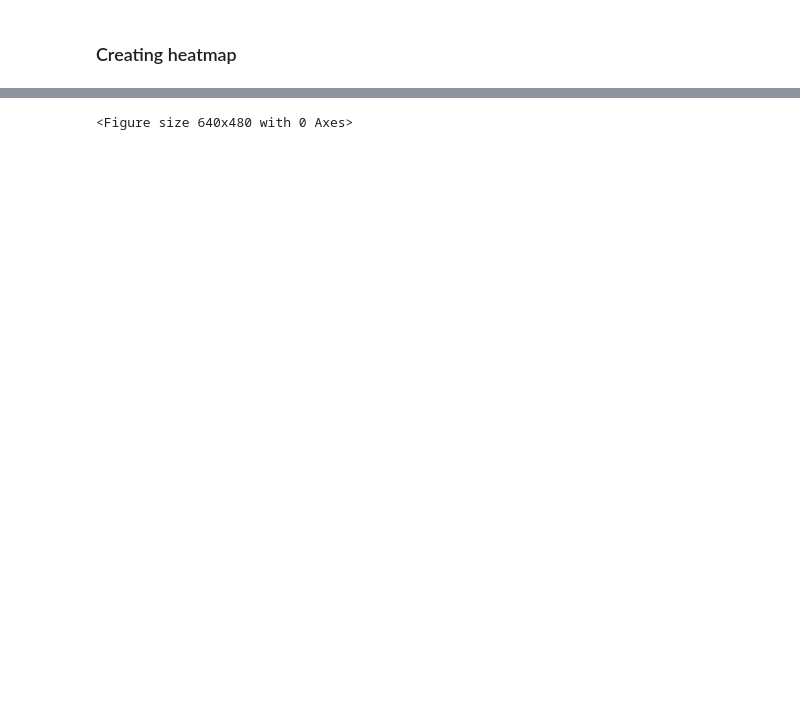
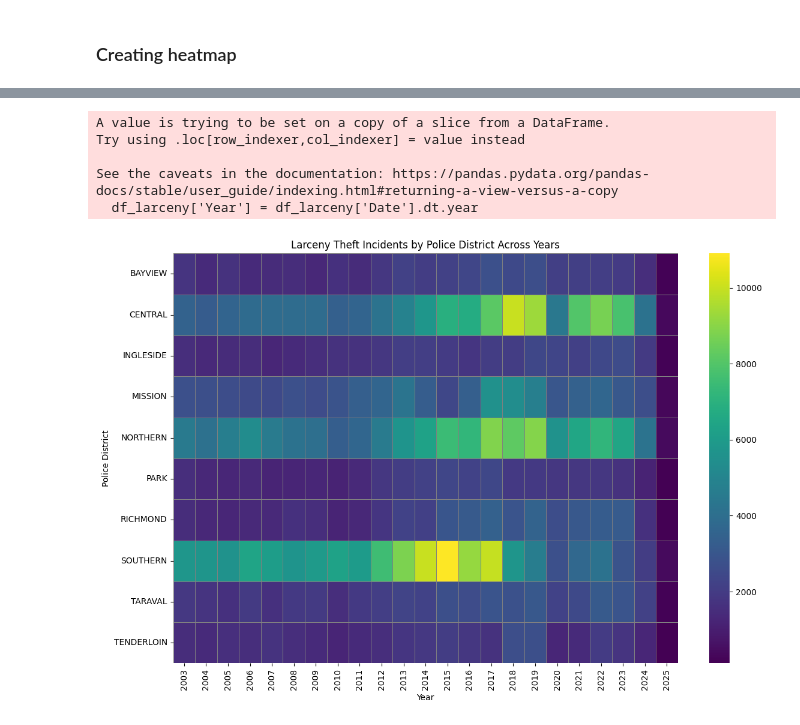
Before and after one commit to SophieWDK/sophiewdk.github.io, a Jupyter notebook: data_analysis/heatmap.ipynb, the cells around one changed output, grey strips where cells are left out. Saved outputs shown, nothing was run; the diff lists cells and outputs as text; code cells hidden in the pictures; blank space fills up the shorter version.

Commit message:
change in heatmap

```diff
--- a/data_analysis/heatmap.ipynb
+++ b/data_analysis/heatmap.ipynb
@@ -68,11 +39,43 @@ plt.show()
-# %%
-import os
-
-# Ensure the directory "Figure" exists
-output_dir = os.path.join(os.getcwd(), "Figure")
-os.makedirs(output_dir, exist_ok=True)
-
-# Save the image in the folder "Figure"
-plt.savefig(os.path.join(output_dir, "heatmap.png"), dpi=300, bbox_inches='tight')
-# %% [output]
-<Figure size 640x480 with 0 Axes>
+# %%
+# Create the directory if it doesn't exist
+os.makedirs('Figure', exist_ok=True)
+
+# Filter data for "Larceny Theft" only
+df_larceny = df[df['Category'] == 'LARCENY/THEFT']
+
+# Extract year from your date column
+df_larceny['Year'] = df_larceny['Date'].dt.year
+
+# Group by district and year
+heatmap_data = df_larceny.groupby(['PdDistrict', 'Year']).size().unstack(fill_value=0)
+
+# Create heatmap
+plt.figure(figsize=(12, 8))
+cmap = sns.color_palette("viridis", as_cmap=True)
+
+# Removed the 'annot=True' parameter to hide the numbers
+sns.heatmap(heatmap_data, cmap=cmap, linewidths=0.5, linecolor='gray')
+
+# Titles and labels
+plt.title("Larceny Theft Incidents by Police District Across Years")
+plt.xlabel("Year")
+plt.ylabel("Police District")
+
+# Adjust layout
+plt.tight_layout()
+
+# Show plot
+plt.show()
+
+# Save the figure
+plt.savefig('Figure/heatmap_larceny_theft.png', dpi=300, bbox_inches='tight')
+
+# Optional: close the figure to free memory
+plt.close()
+# %% [output]
+A value is trying to be set on a copy of a slice from a DataFrame.
+Try using .loc[row_indexer,col_indexer] = value instead
+
+See the caveats in the documentation: https://pandas.pydata.org/pandas-docs/stable/user_guide/indexing.html#returning-a-view-versus-a-copy
+  df_larceny['Year'] = df_larceny['Date'].dt.year
+[figure, added]
```
Also changed, not shown: parts of 2 cells of this notebook, 1 other file.
